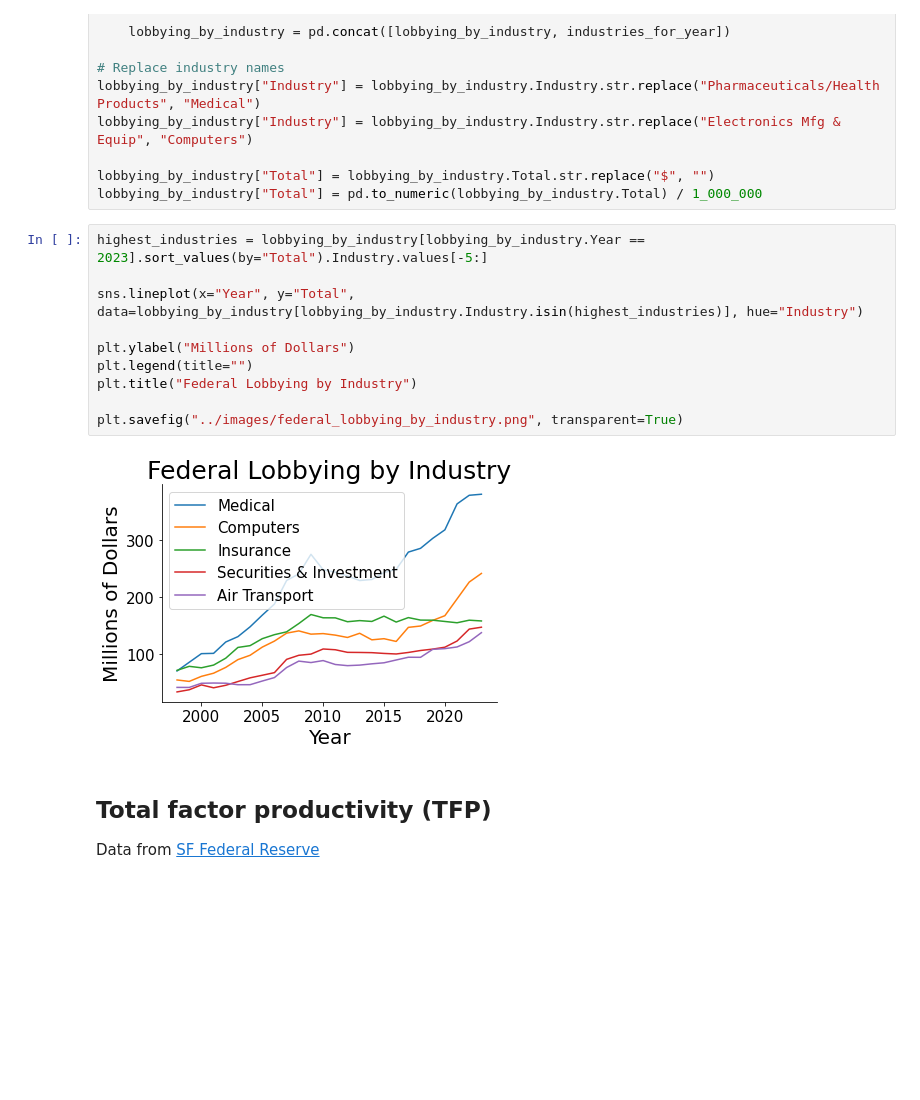
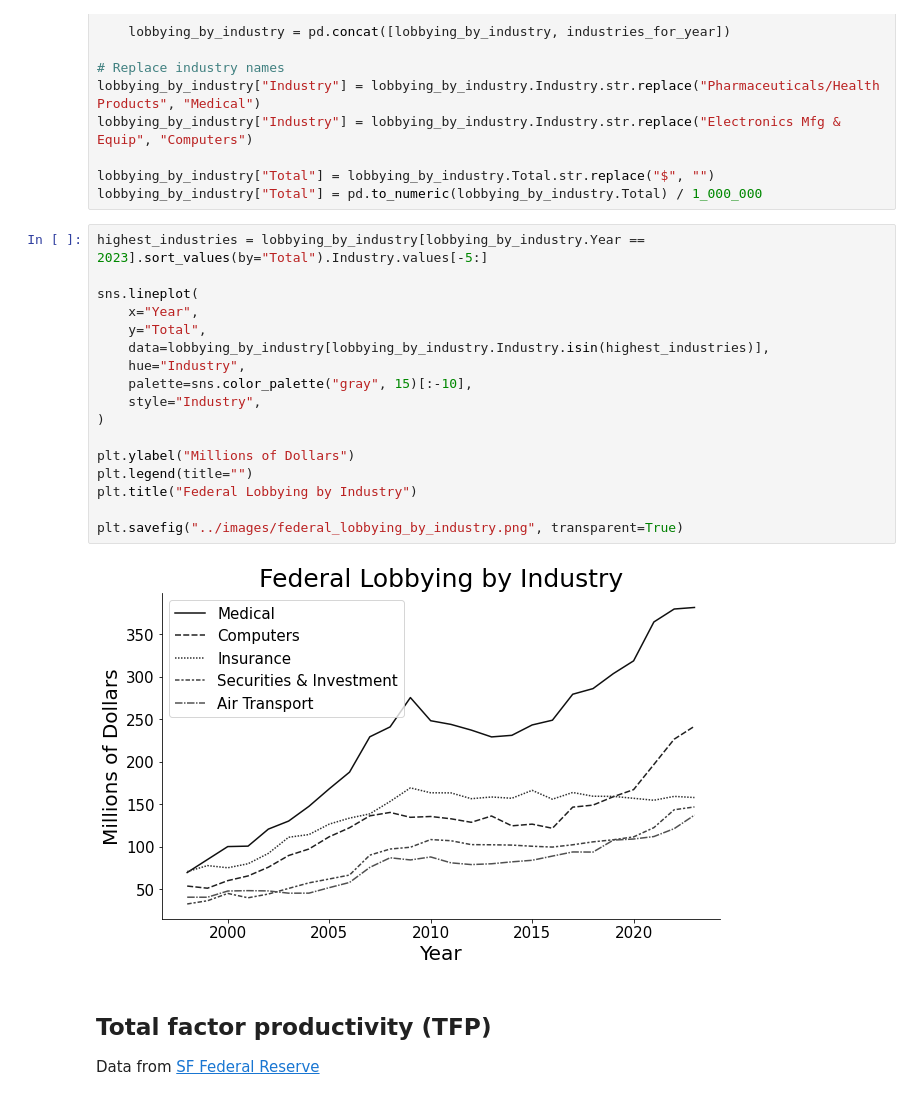
Before and after one commit to jordanott/BackToTheFuture, a Jupyter notebook: notebooks/business.ipynb, the cells around one changed output. Drawn from its saved outputs; the diff is of its cells as text; blank space fills up the shorter version.

Commit message:
Inline; Updating plots; coloring

```diff
--- a/notebooks/business.ipynb
+++ b/notebooks/business.ipynb
@@ -32,15 +34,22 @@ lobbying_by_industry["Total"] = pd.to_numeric(lobbying_by_industry.Total) / 1_00
 # %%
 highest_industries = lobbying_by_industry[lobbying_by_industry.Year == 2023].sort_values(by="Total").Industry.values[-5:]
 
-sns.lineplot(x="Year", y="Total", data=lobbying_by_industry[lobbying_by_industry.Industry.isin(highest_industries)], hue="Industry")
+sns.lineplot(
+    x="Year",
+    y="Total",
+    data=lobbying_by_industry[lobbying_by_industry.Industry.isin(highest_industries)],
+    hue="Industry",
+    palette=sns.color_palette("gray", 15)[:-10],
+    style="Industry",
+)
 
 plt.ylabel("Millions of Dollars")
 plt.legend(title="")
 plt.title("Federal Lobbying by Industry")
 
 plt.savefig("../images/federal_lobbying_by_industry.png", transparent=True)
 # %% [output]
-[figure, old version]
+[figure, new version]
 # %% [markdown]
 ## Total factor productivity (TFP)
 
```
Also changed, not shown: parts of 16 cells of this notebook, 2 other files.
